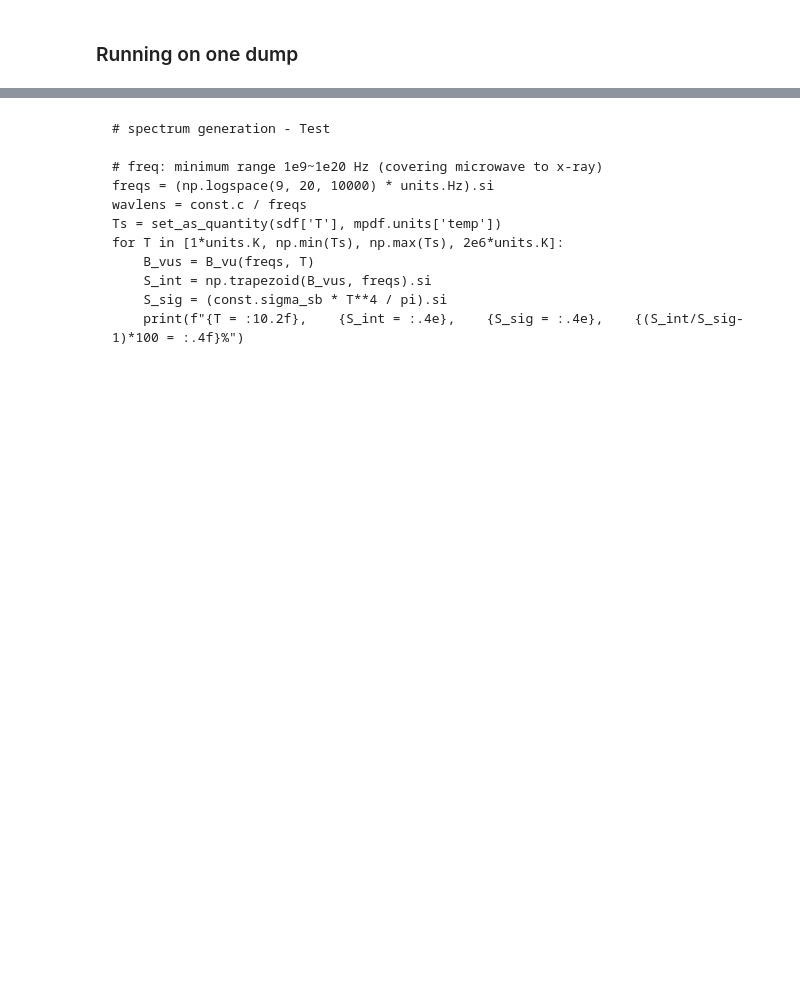
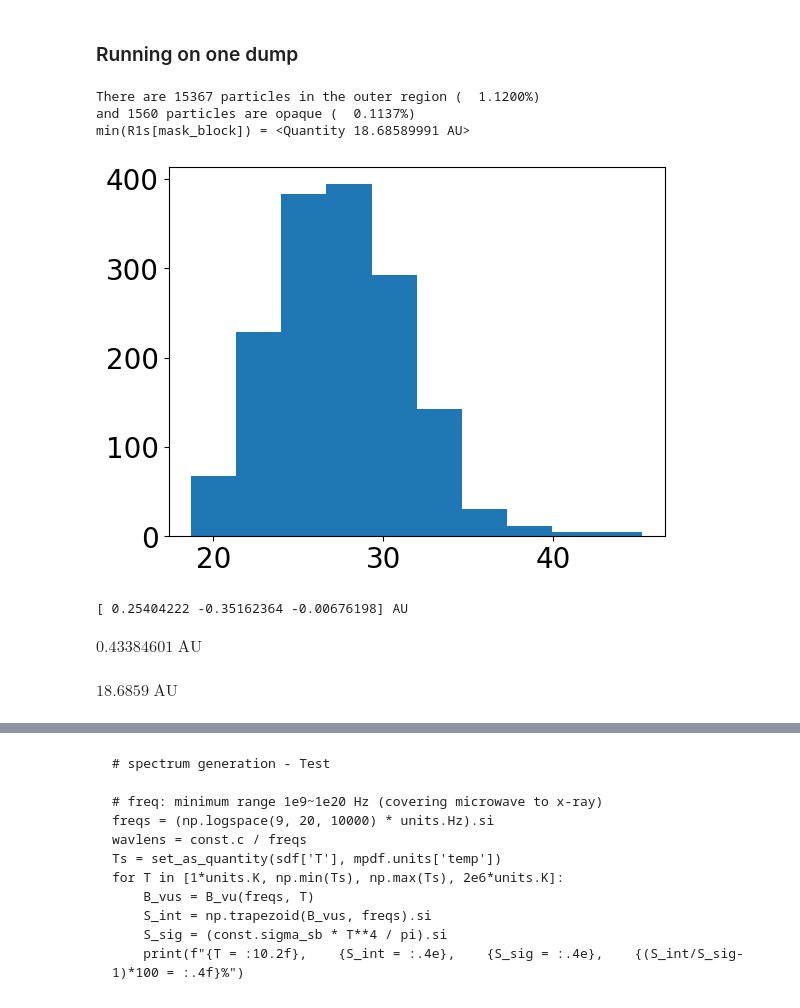
Before and after one commit to chunliangmu/RTinCEE-scripts-2024, a Jupyter notebook: script_LCGen.ipynb, the cells around one changed output, grey strips where cells are left out. Cells and saved outputs as stored; diff of their text form; code cells hidden in the pictures; blank space fills up the shorter version.

```diff
--- a/script_LCGen.ipynb
+++ b/script_LCGen.ipynb
@@ -2012,10 +2012,51 @@ def L_wav_nb(
 # debug
 
 
-do_debug = False
+do_debug = True
 if do_debug and __name__ == '__main__':
     output_dir = '../fig/20240222_LCGen/test/'
     interm_dir = '../interm/test/'
     rads_dict = {}
 # %% [markdown]
 ### Running on one dump
+# %%
+if do_debug and __name__ == '__main__':
+
+    job_nickname, file_index = '2md', 1200
+
+    job_profile = JOB_PROFILES_DICT[job_nickname]
+    job_name    = job_profile['job_name']
+    params      = job_profile['params']
+    eos_opacity = get_eos_opacity(ieos=10, params=params)    #EoS_MESA_opacity(params, settings)
+
+    mpdf = mpdf_read(job_name, file_index, eos_opacity, reset_xyz_by='R1', verbose=1)
+    sdf  = mpdf.data['gas']
+    sdf['kappa'] = sdf['kappa_dust']
+    hs  = mpdf.get_val('h').to(units.au)
+    R1s = mpdf.get_val('R1').to(units.au)
+    kappas = mpdf.get_val('kappa')
+    w_col = sdf.kernel.get_column_kernel_func(1000)
+    dtaus = (kappas * mpdf.get_val('m').to(units.Msun) / hs**2 * w_col(0, 3)).cgs
+    mask_outer = R1s > 14 * units.au    # arbitrarily decided
+    mask_block = dtaus > 0
+    print(f"There are {np.count_nonzero(mask_outer)} particles in the outer region ({np.count_nonzero(mask_outer)/len(sdf)*100:8.4f}%)")
+    print(f"and {np.count_nonzero(mask_block)} particles are opaque ({np.count_nonzero(mask_block)/len(sdf)*100:8.4f}%)")
+    print(f"{min(R1s[mask_block]) = }")
+    plt.hist(R1s[mask_block])
+# %% [output]
+There are 15367 particles in the outer region (  1.1200%)
+and 1560 particles are opaque (  0.1137%)
+min(R1s[mask_block]) = <Quantity 18.68589991 AU>
+[figure, added]
+# %%
+print((-mpdf.loc_CoM*mpdf.units['dist']).to(units.au))
+# %% [output]
+[ 0.25404222 -0.35162364 -0.00676198] AU
+# %%
+(np.sum(mpdf.loc_CoM**2)**0.5*mpdf.units['dist']).to(units.au)
+# %% [output]
+$0.43384601 \; \mathrm{AU}$
+# %%
+min(R1s[mask_block])
+# %% [output]
+$18.6859 \; \mathrm{AU}$
```
Also changed, not shown: parts of 1 cell of this notebook, 4 other files.
